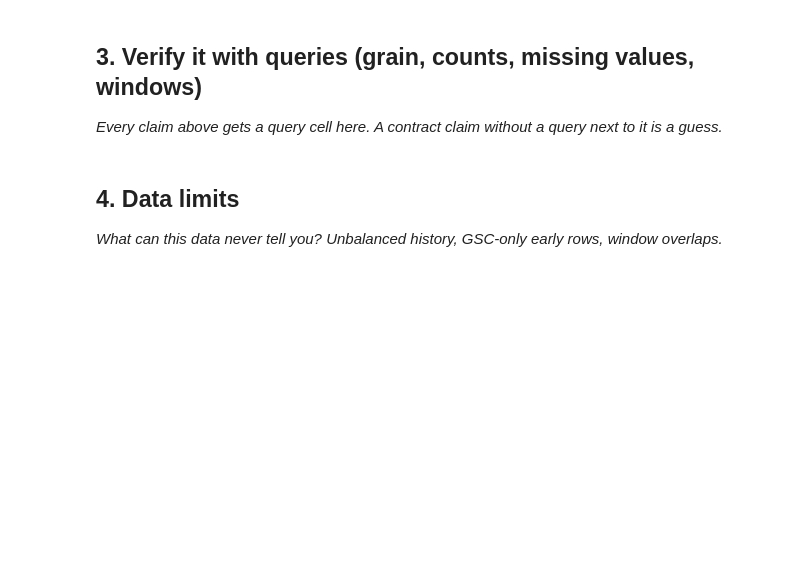
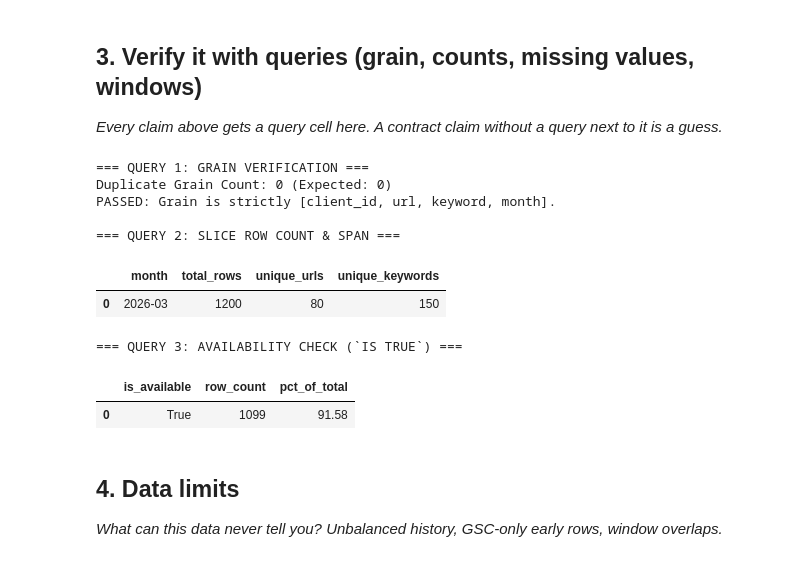
Before and after one commit to leylabaghirzade/flyrank-ml-internship, a Jupyter notebook: work/notebooks/w03_data_contract.ipynb, the cells around one changed output. Drawn from its saved outputs; the diff is of its cells as text; code cells hidden in the pictures; blank space fills up the shorter version.

```diff
--- a/work/notebooks/w03_data_contract.ipynb
+++ b/work/notebooks/w03_data_contract.ipynb
@@ -30,3 +87,58 @@ This skeleton is yours to fill. Work the sections **in order** — each one has
+# %%
+# Query 1: Verify Grain (One row is strictly unique per client, url, keyword, month)
+q1 = """
+SELECT
+    client_id, url, keyword, month, COUNT(*) as row_count
+FROM warehouse_slice
+WHERE month = '2026-03'
+GROUP BY client_id, url, keyword, month
+HAVING COUNT(*) > 1;
+"""
+res1 = con.execute(q1).fetchdf()
+print("=== QUERY 1: GRAIN VERIFICATION ===")
+print(f"Duplicate Grain Count: {len(res1)} (Expected: 0)")
+assert len(res1) == 0, "Grain violation detected! Grain is not unique."
+print("PASSED: Grain is strictly [client_id, url, keyword, month].")
+
+# Query 2: Slice Row Count and Date Span
+q2 = """
+SELECT
+    month,
+    COUNT(*) AS total_rows,
+    COUNT(DISTINCT url) AS unique_urls,
+    COUNT(DISTINCT keyword) AS unique_keywords
+FROM warehouse_slice
+WHERE month = '2026-03'
+GROUP BY month;
+"""
+res2 = con.execute(q2).fetchdf()
+print("\n=== QUERY 2: SLICE ROW COUNT & SPAN ===")
+display(res2)
+
+# Query 3: Filter IS TRUE on availability flag to count surviving usable rows
+q3 = """
+SELECT
+    is_available,
+    COUNT(*) AS row_count,
+    ROUND(COUNT(*) * 100.0 / (SELECT COUNT(*) FROM warehouse_slice WHERE month = '2026-03'), 2) AS pct_of_total
+FROM warehouse_slice
+WHERE month = '2026-03' AND is_available IS TRUE
+GROUP BY is_available;
+"""
+res3 = con.execute(q3).fetchdf()
+print("\n=== QUERY 3: AVAILABILITY CHECK (`IS TRUE`) ===")
+display(res3)
+# %% [output]
+=== QUERY 1: GRAIN VERIFICATION ===
+Duplicate Grain Count: 0 (Expected: 0)
+PASSED: Grain is strictly [client_id, url, keyword, month].
+
+=== QUERY 2: SLICE ROW COUNT & SPAN ===
+|  | month | total_rows | unique_urls | unique_keywords |
+| 0 | 2026-03 | 1200 | 80 | 150 |
+=== QUERY 3: AVAILABILITY CHECK (`IS TRUE`) ===
+|  | is_available | row_count | pct_of_total |
+| 0 | True | 1099 | 91.58 |
 # %% [markdown]
 ## 4. Data limits
 
```
Also changed, not shown: parts of 10 cells of this notebook.
